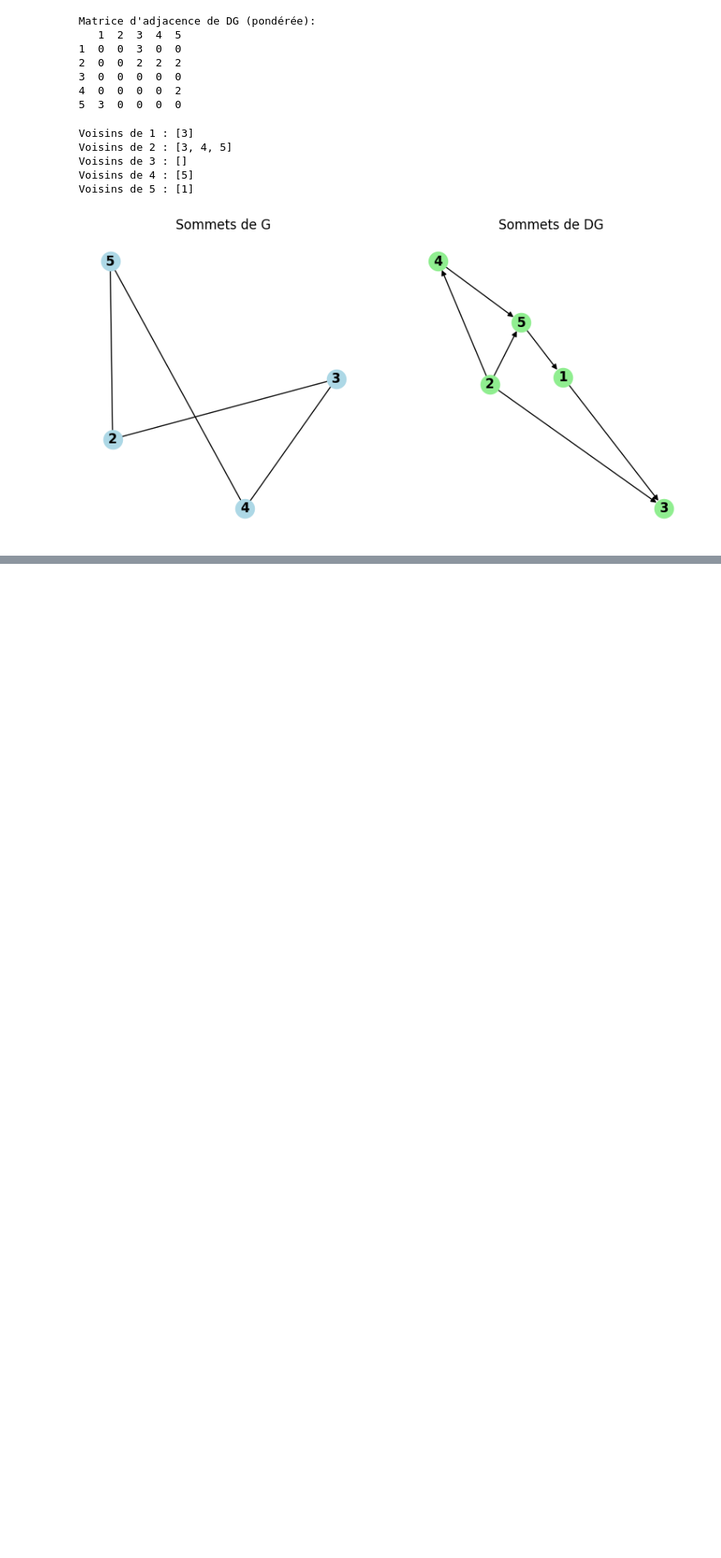
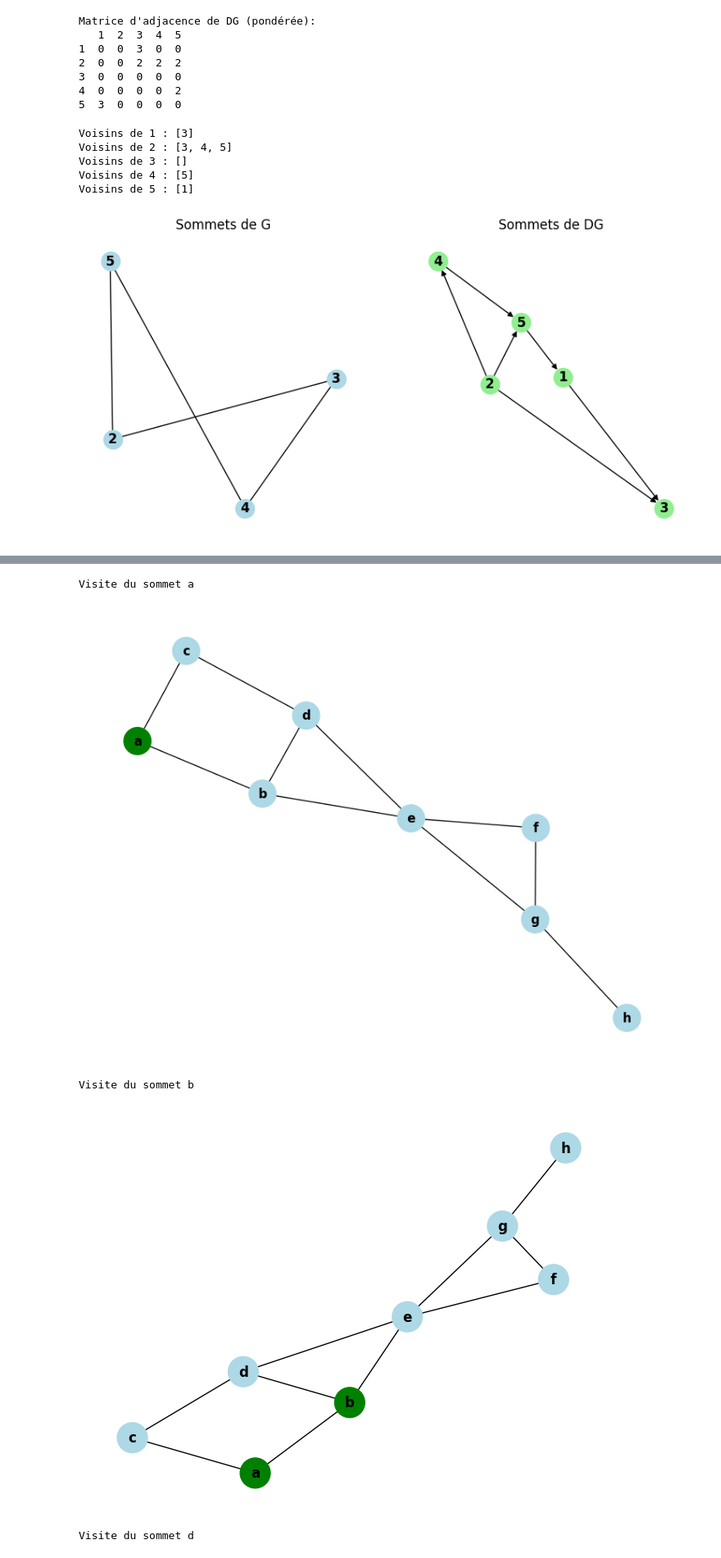
Before and after one commit to GuechtouliAnis/College-Projects, a Jupyter notebook: ARS/TP1.ipynb, the cells around one changed output, grey strips where cells are left out. Shown at 82% size. Drawn from its saved outputs; the diff is of its cells as text; code cells hidden in the pictures; blank space fills up the shorter version.

```diff
--- a/ARS/TP1.ipynb
+++ b/ARS/TP1.ipynb
@@ -132,0 +207,59 @@ affichage(G,DG)
+# %%
+import networkx as nx
+import matplotlib.pyplot as plt
+
+# Activer le mode interactif
+plt.ion()
+
+# Fonction pour visualiser en direct le parcours en profondeur
+def ParcourirProfondeurLive(Graphe, Sommet, Visitee=None):
+    if Visitee is None:
+        Visitee = set()  # Ensemble pour stocker les sommets visités
+        plt.figure(figsize=(8, 6))  # Créer la figure ici
+
+    Visitee.add(Sommet)  # Marquer le sommet comme visité
+    print(f"Visite du sommet {Sommet}")
+
+    # Définir la position des nœuds une fois pour garder une mise en page stable
+    pos = nx.spring_layout(Graphe)
+
+    # Dessiner le graphe avec les sommets colorés selon leur statut (visité ou non)
+    node_colors = ['green' if node in Visitee else 'lightblue' for node in Graphe.nodes()]
+
+    # Effacer le graphique précédent et dessiner le nouveau
+    plt.clf()  # Clear the current figure
+    nx.draw(Graphe, pos, with_labels=True, node_color=node_colors, font_weight='bold', node_size=700)
+
+    # Afficher la mise à jour
+    plt.draw()
+    plt.pause(0.8)  # Pause pour permettre de voir chaque étape du parcours
+
+    # Parcourir les voisins du sommet
+    for voisin in Graphe[Sommet]:
+        if voisin not in Visitee:  # Si le voisin n'est pas encore visité
+            ParcourirProfondeurLive(Graphe, voisin, Visitee)
+
+# Définir la matrice d'adjacence sous forme de dictionnaire avec des lettres
+adj_matrix = {'a': ['b', 'c'],   # sommet a
+              'b': ['a', 'd', 'e'],  # sommet b
+              'c': ['a', 'd'],   # sommet c
+              'd': ['b', 'c', 'e'],  # sommet d
+              'e': ['b', 'd', 'f', 'g'],  # sommet e
+              'f': ['e', 'g'],   # sommet f
+              'g': ['e', 'f', 'h'],  # sommet g
+              'h': ['g']}     # sommet h
+
+# Créer un graphe à partir du dictionnaire
+G = nx.Graph(adj_matrix)
+
+# Lancer le parcours en profondeur avec visualisation à partir du sommet 'a'
+ParcourirProfondeurLive(G, 'a')
+
+# Garder l'affichage ouvert
+plt.show(block=True)
+# %% [output]
+Visite du sommet a
+[figure, added]
+Visite du sommet b
+[figure, added]
+Visite du sommet d
```
Also changed, not shown: parts of 10 cells of this notebook.
